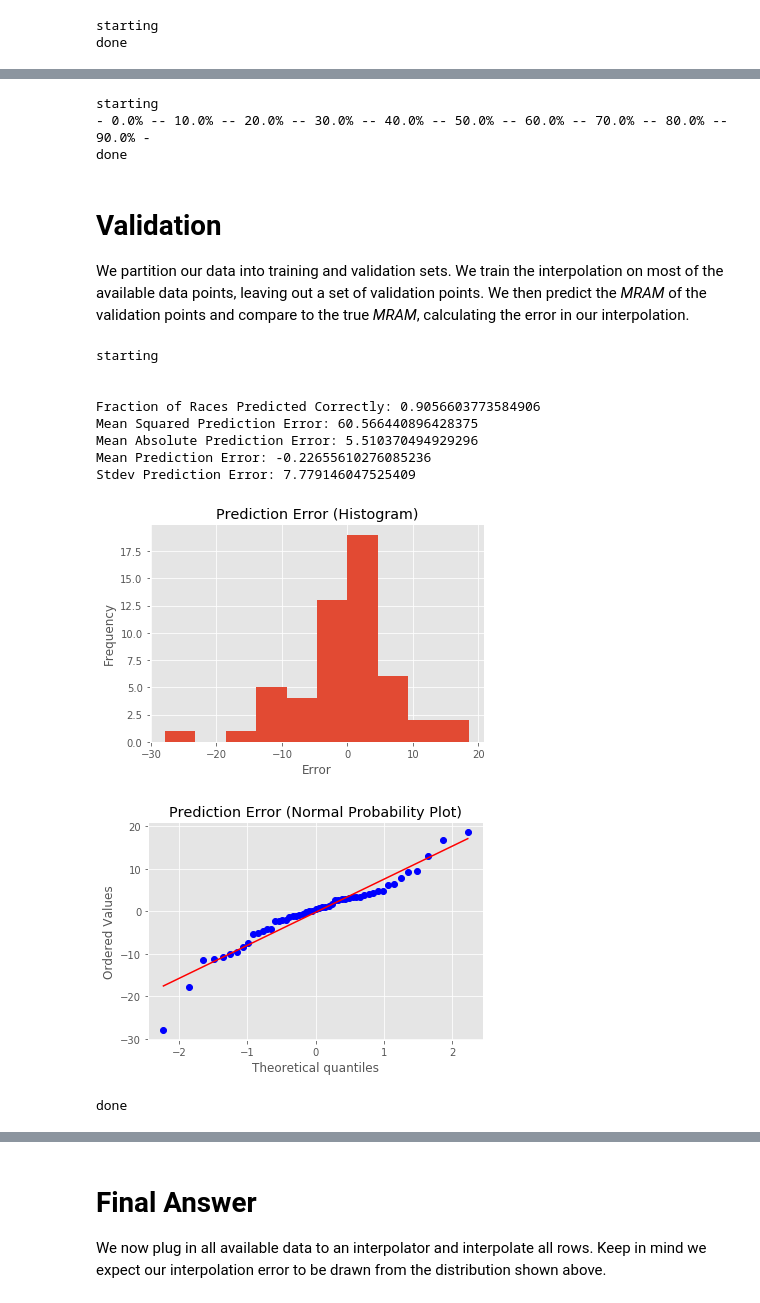
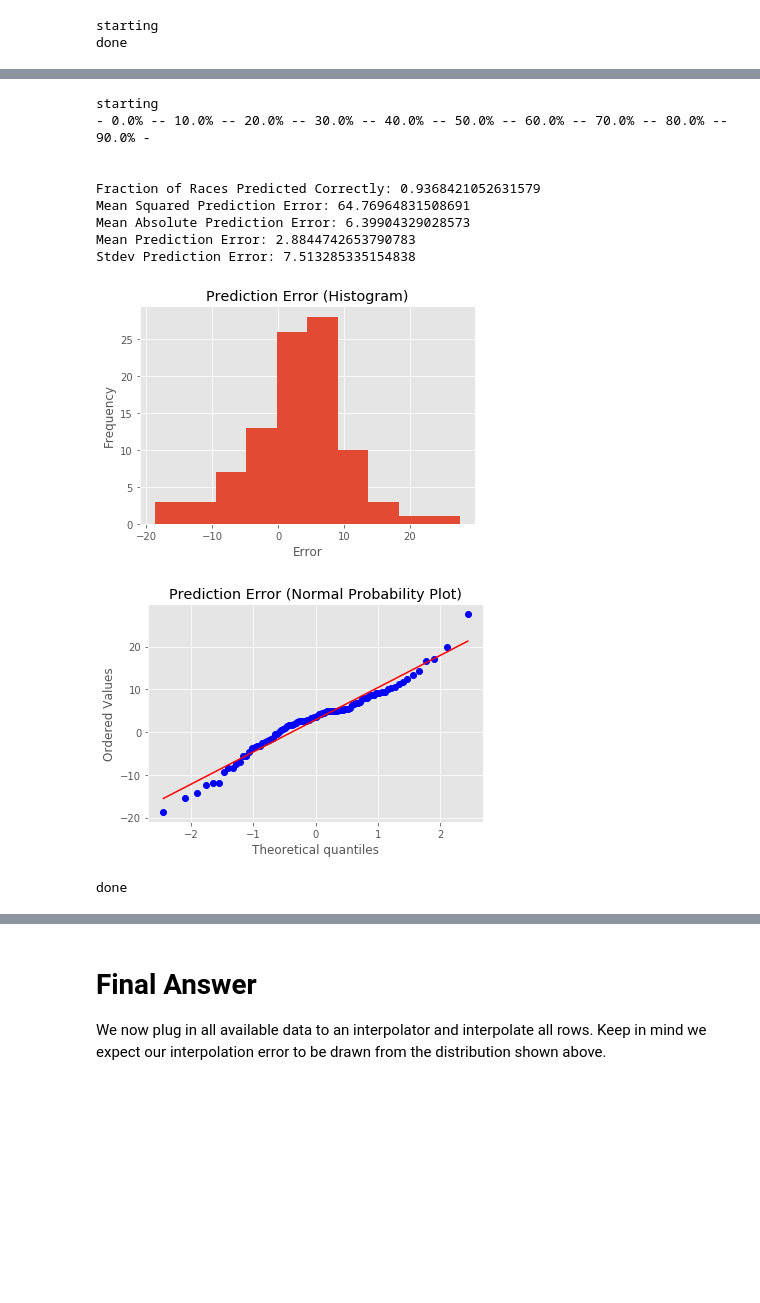
Before and after one commit to rytse/blairvoyance, a Jupyter notebook: blairvoyance.ipynb, the cells around one changed output, grey strips where cells are left out. Saved outputs shown, nothing was run; the diff lists cells and outputs as text; code cells hidden in the pictures; blank space fills up the shorter version.

Commit message:
Gen weights

```diff
--- a/blairvoyance.ipynb
+++ b/blairvoyance.ipynb
@@ -107,8 +103,10 @@ Done
 print('starting')
 
 polls = {district: PollAggregator() for district in districts}
+vanilla_weights = {district: [] for district in districts}
 
 for index, row in poll_df.iterrows():
+    name = row['District Name (e.g. AZ-03, WA-11)']
     val = row['Democratic percent (Not margin, not 2-party)']
     grade = row['Pollster Grade https://projects.fivethirtyeight.com/pollster-ratings/ (Put D if N/A)']
 
@@ -123,7 +121,14 @@ for index, row in poll_df.iterrows():
     nw = np.exp(days / 30)
     nsamp = row['Sample Size']
 
-    polls[row['District Name (e.g. AZ-03, WA-11)']].update(val, grade, nsamp, days)
+    polls[name].update(val, grade, nsamp, days)
+    vanilla_weights[name].append(np.exp(days / 167) * WEIGHTS[grade])
+
+for vw in vanilla_weights:
+    if len(vanilla_weights[vw]) > 0:
+        vanilla_weights[vw] = 1.8 / np.arctan(16.6 * np.sum(vanilla_weights[vw]))
+    else:
+        vanilla_weights[vw] = 0
 
 print('Done')
 # %% [output]
@@ -162,6 +169,7 @@ outs = ['MRAM']
 df.dropna(inplace=True)
 df = df[df.applymap(np.isreal).any(1)]
 df.columns = ins
+df['Name'] = districts
 df['MRAM'] = pp.iloc[:,1]
 
 # Make a copy of all the data before you drop the districts without polls
@@ -205,65 +221,54 @@ done
 # %%
 print('starting')
 
 totcor = 0
 er_all = []
 correct_all = []
 
 N = 1000
 for k in range(N):
-    ridx = np.random.rand(len(df)) < 0.5 # 50% True 50% False
+    # Randomly select training
+    ridx = np.random.rand(len(df)) < 114 / 435 # 50% True 50% False
     df_train = df[ridx]
     df_validate = df[~ridx]
 
     rbfi = gen_interpolator(df_train, ins, outs)
     er, correct = validate_step(rbfi, df_validate, ins, outs)
 
     er_all.append(er)
     correct_all.append(correct)
 
     if k % (N / 10) == 0:
         print('- ' + str(k / N * 100) + '% -', end='')
 
 print()
+print('\n\nFraction of Races Predicted Correctly: ' + str(np.sum(correct) / len(correct)))
+print('Mean Squared Prediction Error: ' + str(np.mean(er ** 2)))
+print('Mean Absolute Prediction Error: ' + str(np.mean(np.abs(er))))
+print('Mean Prediction Error: ' + str(np.mean(er)))
+print('Stdev Prediction Error: ' + str(np.std(er)))
+
+plt.hist(er)
+plt.xlabel('Error')
+plt.ylabel('Frequency')
+plt.title('Prediction Error (Histogram)')
+plt.show()
+
+res = stats.probplot(er, plot=plt)
+plt.title('Prediction Error (Normal Probability Plot)')
+plt.show()
+
 print('done')
 # %% [output]
 starting
 - 0.0% -- 10.0% -- 20.0% -- 30.0% -- 40.0% -- 50.0% -- 60.0% -- 70.0% -- 80.0% -- 90.0% -
-done
+
+
+Fraction of Races Predicted Correctly: 0.9368421052631579
+Mean Squared Prediction Error: 64.76964831508691
+Mean Absolute Prediction Error: 6.39904329028573
+Mean Prediction Error: 2.8844742653790783
+Stdev Prediction Error: 7.513285335154838
+[figure, added]
+[figure, added]
+done
-# %% [markdown]
-# Validation
-
-We partition our data into training and validation sets. We train the interpolation on most of the available data points, leaving out a set of validation points. We then predict the *MRAM* of the validation points and compare to the true *MRAM*, calculating the error in our interpolation.
-# %%
-print('starting')
-
-# This represents the expected rate at which the interpolator correctly predicts the outcome of the race
-print('\n\nFraction of Races Predicted Correctly: ' + str(np.sum(correct) / len(correct)))
-print('Mean Squared Prediction Error: ' + str(np.mean(er ** 2)))
-print('Mean Absolute Prediction Error: ' + str(np.mean(np.abs(er))))
-print('Mean Prediction Error: ' + str(np.mean(er)))
-print('Stdev Prediction Error: ' + str(np.std(er)))
-
-plt.hist(er)
-plt.xlabel('Error')
-plt.ylabel('Frequency')
-plt.title('Prediction Error (Histogram)')
-plt.show()
-
-res = stats.probplot(er, plot=plt)
-plt.title('Prediction Error (Normal Probability Plot)')
-plt.show()
-
-print('done')
-# %% [output]
-starting
-
-
-Fraction of Races Predicted Correctly: 0.9056603773584906
-Mean Squared Prediction Error: 60.566440896428375
-Mean Absolute Prediction Error: 5.510370494929296
-Mean Prediction Error: -0.22655610276085236
-Stdev Prediction Error: 7.779146047525409
-[figure, removed]
-[figure, removed]
-done
```
Also changed, not shown: parts of 7 cells of this notebook, 1 other file.
